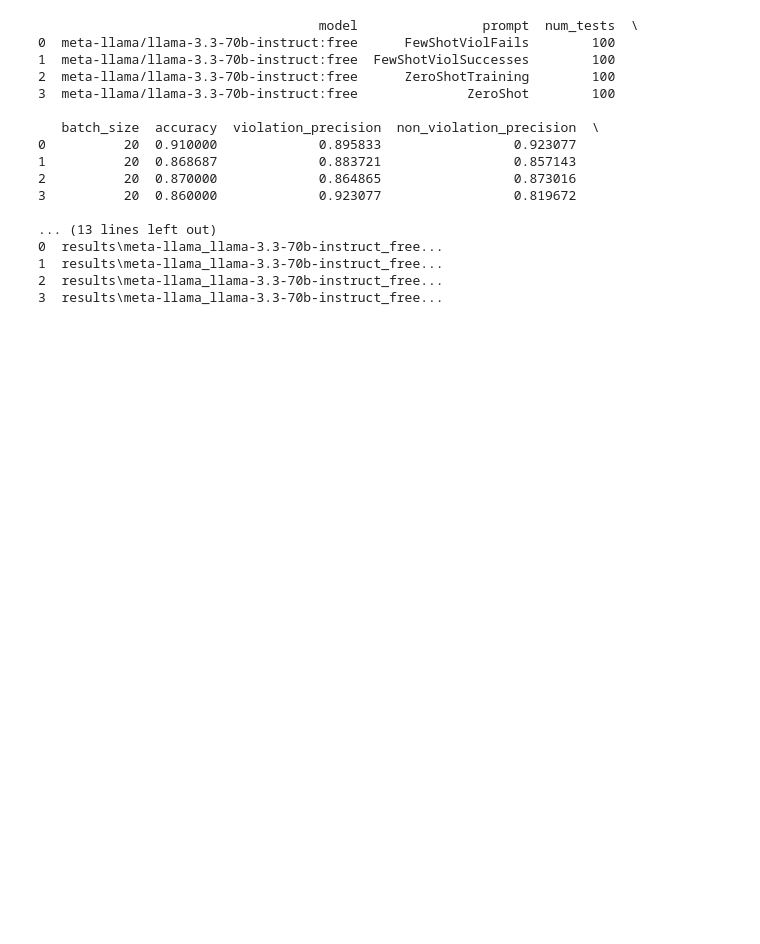
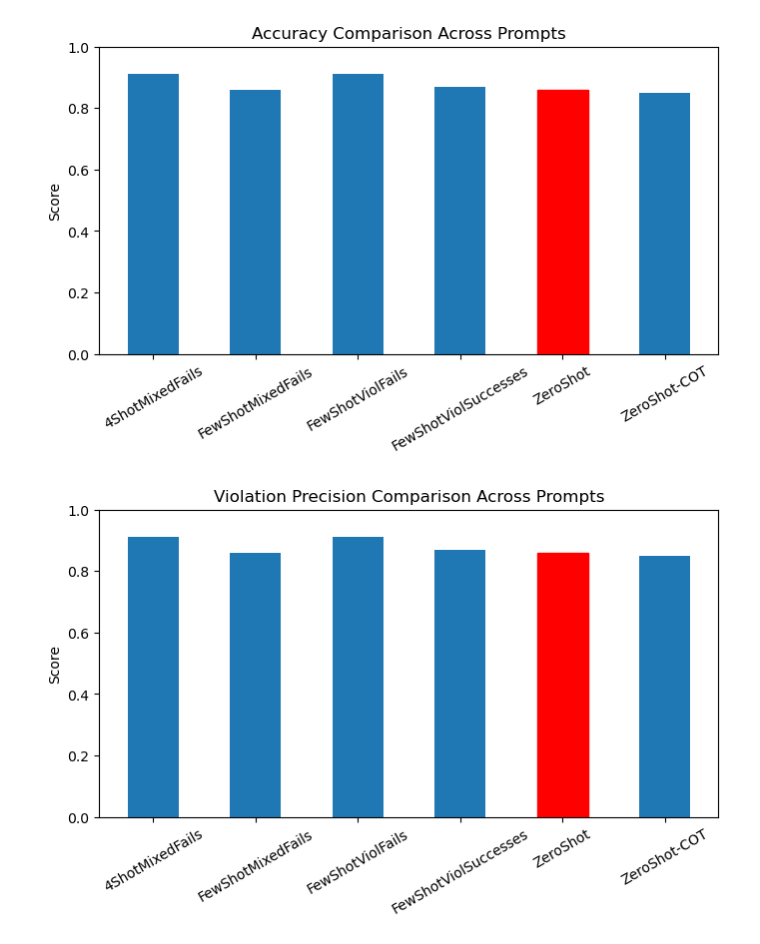
Before and after one commit to YashveerP/Bridging-Norms, a Jupyter notebook: predictLabel.ipynb, the cells around one changed output. Cells and saved outputs as stored; diff of their text form; code cells hidden in the pictures; blank space fills up the shorter version.

```diff
--- a/predictLabel.ipynb
+++ b/predictLabel.ipynb
@@ -18,6 +18,7 @@ Requirement already satisfied: six>=1.5 in c:\users\rshyp\anaconda3\lib\site-pac
 Note: you may need to restart the kernel to use updated packages.
 # %%
 import matplotlib.pyplot as plt
+import numpy as np
 import pandas as pd
 import json
 from pathlib import Path
@@ -41,23 +42,56 @@ for metrics_file in Path("results").rglob("metrics.json"):
     rows.append(data)
 
 df = pd.DataFrame(rows)
-
-print(df.head())
-# %% [output]
-                                    model                prompt  num_tests  \
-0  meta-llama/llama-3.3-70b-instruct:free      FewShotViolFails        100
-1  meta-llama/llama-3.3-70b-instruct:free  FewShotViolSuccesses        100
-2  meta-llama/llama-3.3-70b-instruct:free      ZeroShotTraining        100
-3  meta-llama/llama-3.3-70b-instruct:free              ZeroShot        100
-
-   batch_size  accuracy  violation_precision  non_violation_precision  \
-0          20  0.910000             0.895833                 0.923077
-1          20  0.868687             0.883721                 0.857143
-2          20  0.870000             0.864865                 0.873016
-3          20  0.860000             0.923077                 0.819672
-
-... (13 lines left out)
-0  results\meta-llama_llama-3.3-70b-instruct_free...
-1  results\meta-llama_llama-3.3-70b-instruct_free...
-2  results\meta-llama_llama-3.3-70b-instruct_free...
-3  results\meta-llama_llama-3.3-70b-instruct_free...
+# %%
+llama3 = df[(df["model"] == "meta-llama/llama-3.3-70b-instruct:free") &
+    (df["prompt"] != "ZeroShotTraining")]
+x = np.arange(len(llama3))
+
+
+plt.figure(figsize=(8,4))
+bars = plt.bar(x, llama3["accuracy"], width=0.5)
+bars[4].set_color("red")
+plt.xticks(x, llama3["prompt"], rotation=30)
+plt.ylabel("Score")
+plt.ylim(0, 1)
+plt.title("Accuracy Comparison Across Prompts")
+plt.show()
+
+plt.figure(figsize=(8,4))
+bars = plt.bar(x, llama3["accuracy"], width=0.5)
+bars[4].set_color("red")
+plt.xticks(x, llama3["prompt"], rotation=30)
+plt.ylabel("Score")
+plt.ylim(0, 1)
+plt.title("Violation Precision Comparison Across Prompts")
+plt.show()
+
+plt.figure(figsize=(8,4))
+bars = plt.bar(x, llama3["accuracy"], width=0.5)
+bars[4].set_color("red")
+plt.xticks(x, llama3["prompt"], rotation=30)
+plt.ylabel("Score")
+plt.ylim(0, 1)
+plt.title("Violation Recall Comparison Across Prompts")
+plt.show()
+
+plt.figure(figsize=(8,4))
+bars = plt.bar(x, llama3["accuracy"], width=0.5)
+bars[4].set_color("red")
+plt.xticks(x, llama3["prompt"], rotation=30)
+plt.ylabel("Score")
+plt.ylim(0, 1)
+plt.title("Non Violation Precision Comparison Across Prompts")
+plt.show()
+
+plt.figure(figsize=(8,4))
+bars = plt.bar(x, llama3["accuracy"], width=0.5)
+bars[4].set_color("red")
+plt.xticks(x, llama3["prompt"], rotation=30)
+plt.ylabel("Score")
+plt.ylim(0, 1)
+plt.title("Non-Violation Recall Comparison Across Prompts")
+plt.show()
+# %% [output]
+[figure, added]
+[figure, added]
```
Also changed, not shown: parts of 3 cells of this notebook, 16 other files.
